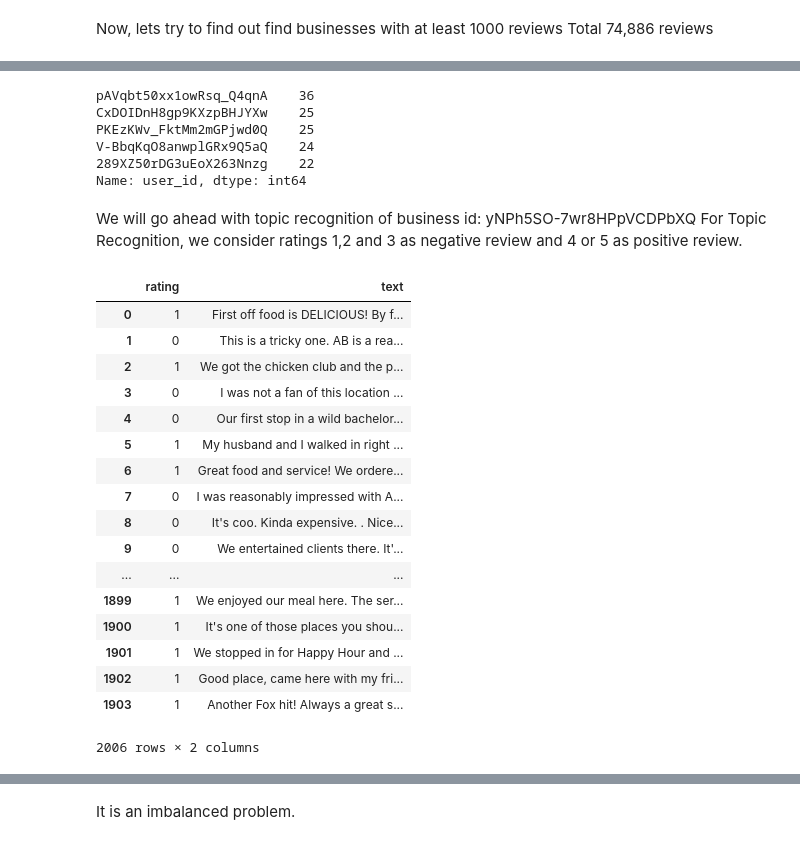
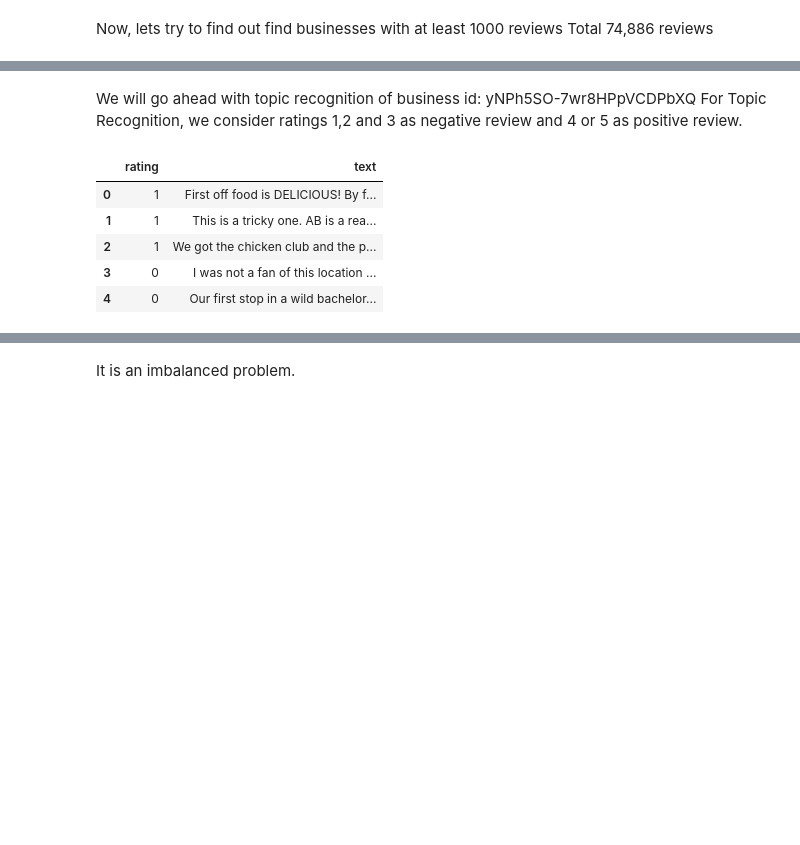
Before and after one commit to bibekm/Yelp_Restaurant_Reviews, a Jupyter notebook: Yelp Restaurant Reviews Classification & Topic Recognition V3.ipynb, the cells around one changed output, grey strips where cells are left out. Cells and saved outputs as stored; diff of their text form; code cells hidden in the pictures; blank space fills up the shorter version.

```diff
--- a/Yelp Restaurant Reviews Classification & Topic Recognition V3.ipynb
+++ b/Yelp Restaurant Reviews Classification & Topic Recognition V3.ipynb
@@ -191,0 +256,25 @@ gc.collect()
+# %%
+# Restaurant Reviews Test Dataset
+
+test_reviews=pd.DataFrame()
+ratings=[]
+reviews_text=[]
+with open( os.path.join(intermediate_data_path,"yelp_restaurants_reviews_classification_rev.txt") ,"r", encoding='utf_8') as fin:
+    for line_no, line in enumerate(fin):
+        if line_no >= 13001:
+            break
+        elif line_no <=10000:
+            pass
+        elif 10001 <= line_no <= 13000:
+            #print(line_no)
+            text = line.strip().split('#$#')
+            if text[1]=='P':
+                rating_val=1
+            else:
+                rating_val=0
+            ratings.append(rating_val)
+            reviews_text.append(text[2].replace('\\n', '\n'))
+
+test_reviews['rating']= ratings
+test_reviews['text']= reviews_text
+print("Total Number of Reviews in Test Dataset:",test_reviews.shape)
@@ -1038,12 +1129,3 @@ reviews_source['user_id'].value_counts().plot()
-# %%
-reviews_source['user_id'].value_counts()
-# %% [output]
-pAVqbt50xx1owRsq_Q4qnA    36
-CxDOIDnH8gp9KXzpBHJYXw    25
-PKEzKWv_FktMm2mGPjwd0Q    25
-V-BbqKqO8anwplGRx9Q5aQ    24
-289XZ50rDG3uEoX263Nnzg    22
-Name: user_id, dtype: int64
 # %% [markdown]
 We will go ahead with topic recognition of business id: yNPh5SO-7wr8HPpVCDPbXQ
 For Topic Recognition, we consider ratings 1,2 and 3 as negative review and 4 or 5 as positive review.
@@ -1058,9 +1140,7 @@ def grab_reviews(business_id):
             if text[3] == business_id:
                 if text[1]=='P':
                     rating_val=1
-                elif text[1]=='M':
-                    rating_val=-1
-                else:
+                elif text[1]=='N':
                     rating_val=0
                 ratings.append(rating_val)
                 reviews_text.append(text[5].replace('\\n', '\n'))
@@ -1070,23 +1150,11 @@ def grab_reviews(business_id):
 # %%
 bus_reviews=grab_reviews('yNPh5SO-7wr8HPpVCDPbXQ')
 # %%
-bus_reviews
+bus_reviews.head(5)
 # %% [output]
 |  | rating | text |
 | 0 | 1 | First off food is DELICIOUS! By f... |
-| 1 | 0 | This is a tricky one. AB is a rea... |
+| 1 | 1 | This is a tricky one. AB is a rea... |
 | 2 | 1 | We got the chicken club and the p... |
 | 3 | 0 | I was not a fan of this location ... |
 | 4 | 0 | Our first stop in a wild bachelor... |
-| 5 | 1 | My husband and I walked in right ... |
-| 6 | 1 | Great food and service! We ordere... |
-| 7 | 0 | I was reasonably impressed with A... |
-| 8 | 0 | It's coo. Kinda expensive. . Nice... |
-| 9 | 0 | We entertained clients there. It'... |
-| ... | ... | ... |
-| 1899 | 1 | We enjoyed our meal here. The ser... |
-| 1900 | 1 | It's one of those places you shou... |
-| 1901 | 1 | We stopped in for Happy Hour and ... |
-| 1902 | 1 | Good place, came here with my fri... |
-| 1903 | 1 | Another Fox hit! Always a great s... |
-2006 rows × 2 columns
```
Also changed, not shown: parts of 186 cells of this notebook, 3 other files.
